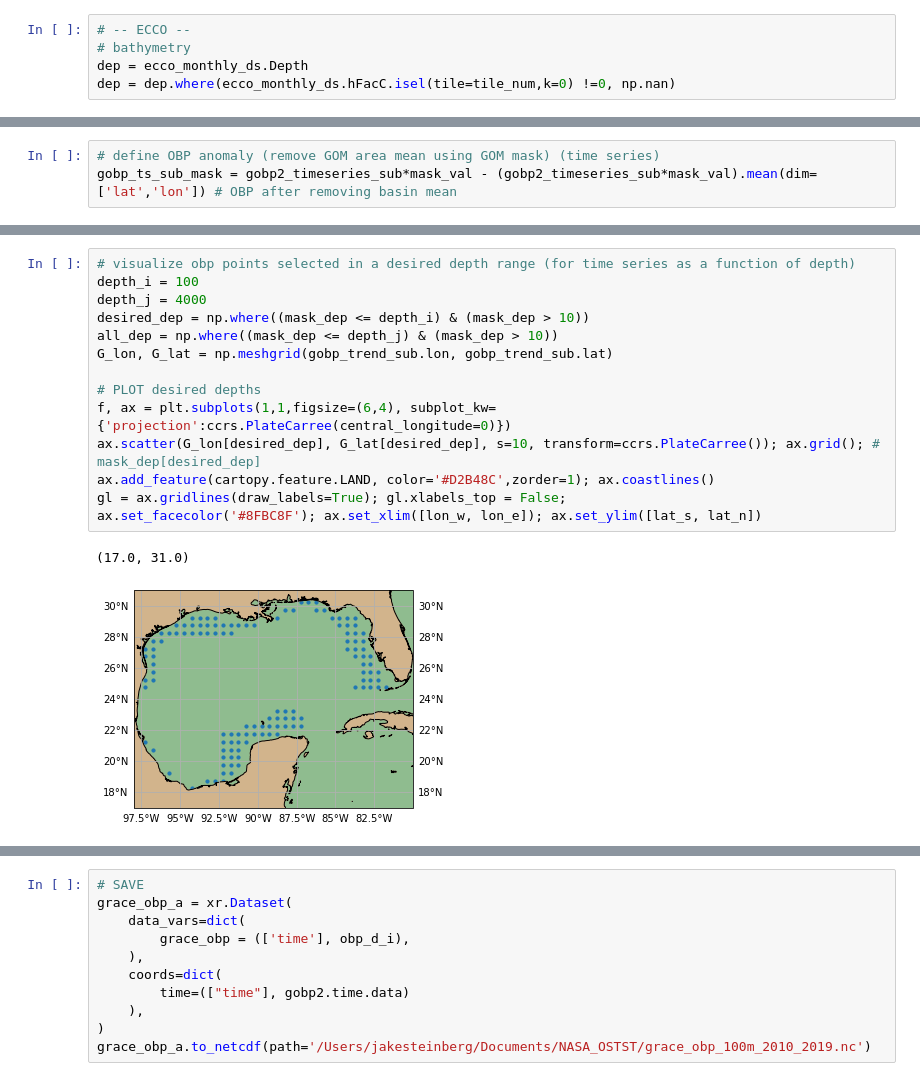
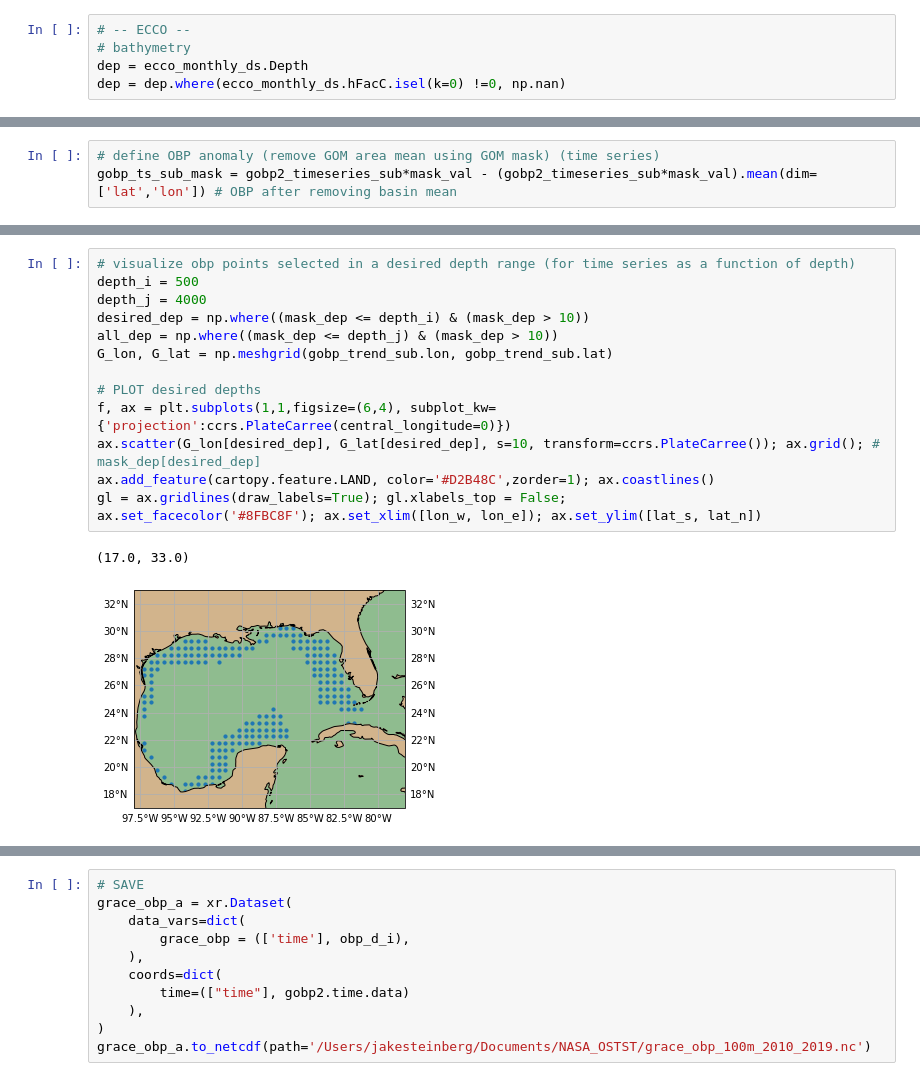
Before and after one commit to jakesteinberg/nasa_ostst, a Jupyter notebook: grace.ipynb, the cells around one changed output, grey strips where cells are left out. Drawn from its saved outputs; the diff is of its cells as text.

```diff
--- a/grace.ipynb
+++ b/grace.ipynb
@@ -75,7 +75,7 @@ loading files of  PHIBOT
 # -- ECCO --
 # bathymetry
 dep = ecco_monthly_ds.Depth
-dep = dep.where(ecco_monthly_ds.hFacC.isel(tile=tile_num,k=0) !=0, np.nan)
+dep = dep.where(ecco_monthly_ds.hFacC.isel(k=0) !=0, np.nan)
 # %%
 # --- ECCO ---
 g = 9.81
@@ -403,20 +399,20 @@ ax.set_facecolor('#8FBC8F'); ax.set_xlim([lon_w, lon_e]); ax.set_ylim([lat_s, la
 # %%
 # visualize obp points selected in a desired depth range (for time series as a function of depth)
-depth_i = 100
+depth_i = 500
 depth_j = 4000
 desired_dep = np.where((mask_dep <= depth_i) & (mask_dep > 10))
 all_dep = np.where((mask_dep <= depth_j) & (mask_dep > 10))
 G_lon, G_lat = np.meshgrid(gobp_trend_sub.lon, gobp_trend_sub.lat)
 
 # PLOT desired depths
 f, ax = plt.subplots(1,1,figsize=(6,4), subplot_kw={'projection':ccrs.PlateCarree(central_longitude=0)})
 ax.scatter(G_lon[desired_dep], G_lat[desired_dep], s=10, transform=ccrs.PlateCarree()); ax.grid(); # mask_dep[desired_dep]
 ax.add_feature(cartopy.feature.LAND, color='#D2B48C',zorder=1); ax.coastlines()
 gl = ax.gridlines(draw_labels=True); gl.xlabels_top = False;
 ax.set_facecolor('#8FBC8F'); ax.set_xlim([lon_w, lon_e]); ax.set_ylim([lat_s, lat_n])
 # %% [output]
-(17.0, 31.0)
+(17.0, 33.0)
-[figure, old version]
+[figure, new version]
 # %%
 obp_d_i = np.nan*np.ones(len(gobp2.time))
 f, ax = plt.subplots(1,1,figsize=(12,4))
```
Also changed, not shown: parts of 16 cells of this notebook, 5 other files.
